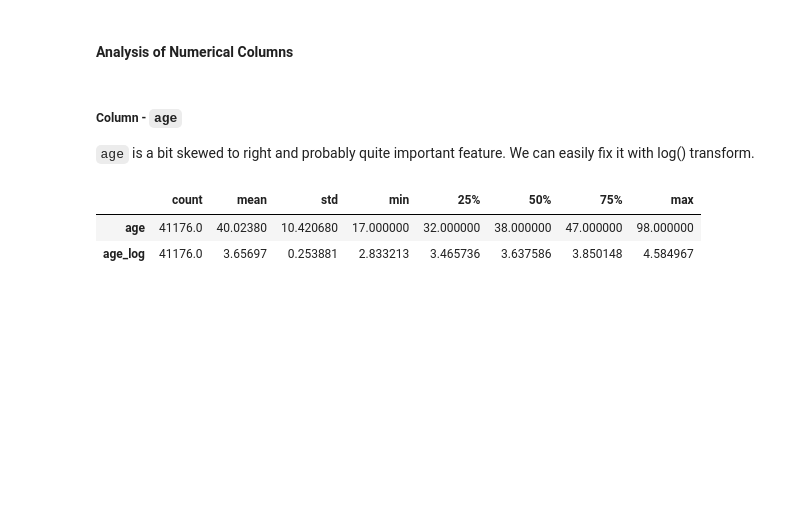
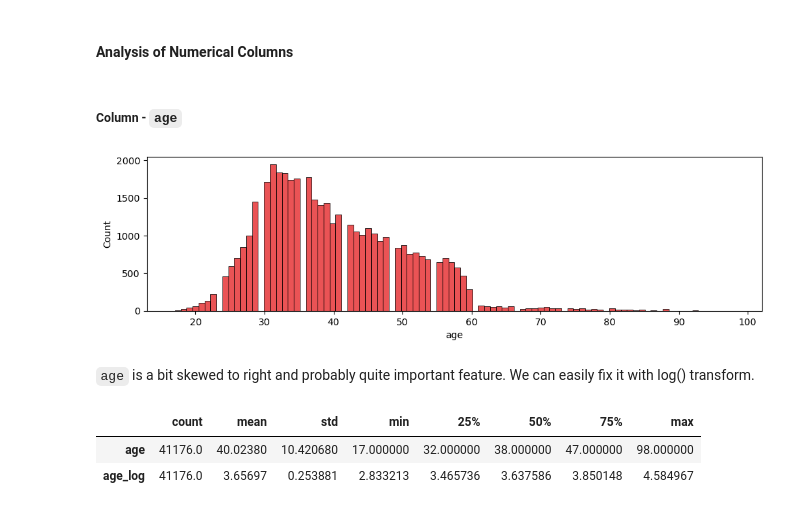
Before and after one commit to outdegree/BH-PCMLAI-M17-App3, a Jupyter notebook: prompt_III.ipynb, the cells around one changed output. Cells and saved outputs as stored; diff of their text form; code cells hidden in the pictures; blank space fills up the shorter version.

```diff
--- a/prompt_III.ipynb
+++ b/prompt_III.ipynb
@@ -182,0 +214,9 @@ plt.show()
+# %%
+def plot_column_histogram(column_name):
+    num_columns = len(df.columns)
+    column_index = df.columns.get_loc(column_name)
+    palette = sns.color_palette(palette = 'Set1', n_colors = num_columns)
+    plt.figure(figsize = (10, 3))
+    sns.histplot(df[column_name], color = palette[column_index])
+    plt.tight_layout()
+    plt.show()
@@ -183,8 +238,12 @@ plt.show()
 # %% [markdown]
 #### Analysis of Numerical Columns
+# %% [markdown]
+##### Column - `age`
+# %%
+plot_column_histogram('age')
+# %% [output]
+[figure, added]
 # %% [markdown]
-##### Column - `age`
-
 `age` is a bit skewed to right and probably quite important feature. We can easily fix it with log() transform.
 # %%
 df['age_log'] = np.log(df['age'])
```
Also changed, not shown: parts of 62 cells of this notebook.
